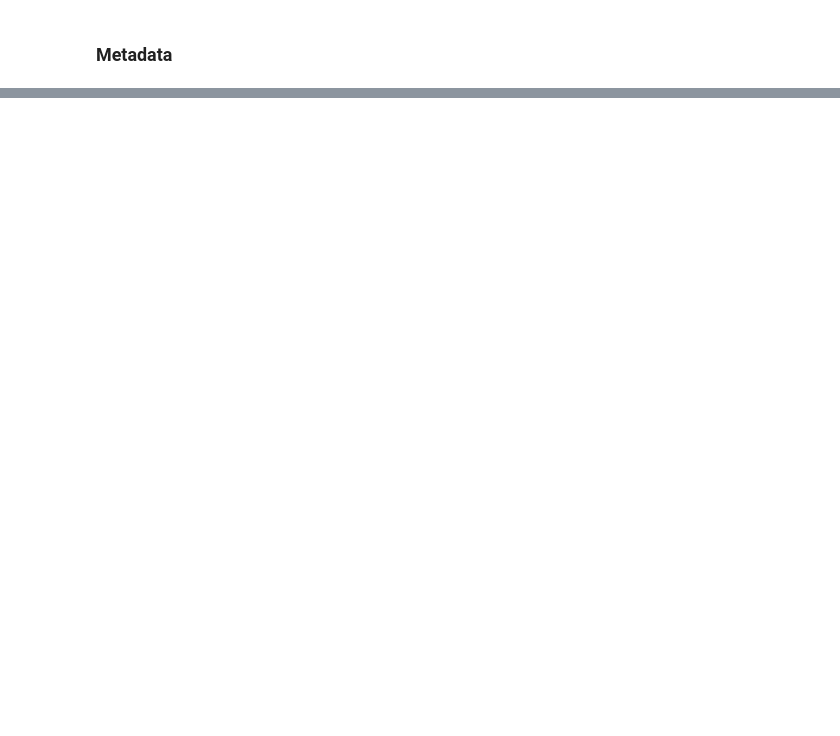
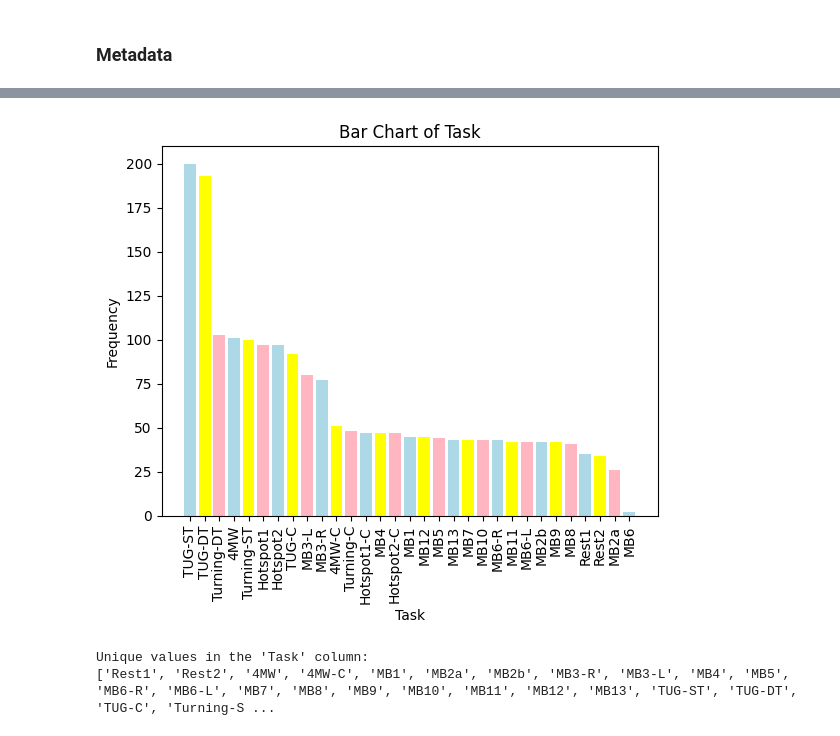
Before and after one commit to pariaighanian/Parkinson_Freezing_of_Gait_Prediction, a Jupyter notebook: UPDRS.ipynb, the cells around one changed output, grey strips where cells are left out. Saved outputs shown, nothing was run; the diff lists cells and outputs as text; code cells hidden in the pictures; blank space fills up the shorter version.

```diff
--- a/UPDRS.ipynb
+++ b/UPDRS.ipynb
@@ -64,0 +226,19 @@ daily_metadata_df = pd.read_csv(data_directory+"daily_metadata.csv")
+# %%
+# Replacing values in the 'Sex' column
+
+merged_data['Sex'] = merged_data['Sex'].replace({'M': 1, 'F': 0})
+
+# Replacing values in the 'Medication' column
+
+merged_data['Medication'] = merged_data['Medication'].replace({'on': 1, 'off': 0})
+# %%
+merged_data['Visit'] = merged_data['Visit'].fillna(0).astype(int)
+merged_data['Test'] = merged_data['Test'].fillna(0).astype(int)
+merged_data['Kinetic'] = merged_data['Kinetic'].fillna(0).astype(int)
+merged_data['Age'] = merged_data['Age'].fillna(0).astype(int)
+merged_data['YearsSinceDx'] = merged_data['YearsSinceDx'].fillna(0).astype(int)
+merged_data['UPDRSIII_On'] = merged_data['UPDRSIII_On'].fillna(0).astype(int)
+merged_data['UPDRSIII_Off'] = merged_data['UPDRSIII_Off'].fillna(0).astype(int)
+merged_data['NFOGQ'] = merged_data['NFOGQ'].fillna(0).astype(int)
+merged_data['Sex'] = merged_data['Sex'].fillna(0).astype(int)
+merged_data['Medication'] = merged_data['Medication'].fillna(0).astype(int)
@@ -64,0 +443,20 @@ daily_metadata_df = pd.read_csv(data_directory+"daily_metadata.csv")
+# %%
+task_counts = merged_data['Task'].value_counts()
+
+colors = ['lightblue', 'yellow', 'lightpink']
+
+plt.bar(task_counts.index, task_counts.values, color=colors)
+plt.xlabel('Task')
+plt.ylabel('Frequency')
+plt.title('Bar Chart of Task')
+plt.xticks(rotation=90)
+plt.show()
+# %% [output]
+[figure, added]
+# %%
+unique_values_task = merged_data['Task'].unique().tolist()
+print("Unique values in the 'Task' column:")
+print(unique_values_task)
+# %% [output]
+Unique values in the 'Task' column:
+['Rest1', 'Rest2', '4MW', '4MW-C', 'MB1', 'MB2a', 'MB2b', 'MB3-R', 'MB3-L', 'MB4', 'MB5', 'MB6-R', 'MB6-L', 'MB7', 'MB8', 'MB9', 'MB10', 'MB11', 'MB12', 'MB13', 'TUG-ST', 'TUG-DT', 'TUG-C', 'Turning-S ...
```
Also changed, not shown: parts of 25 cells of this notebook.
